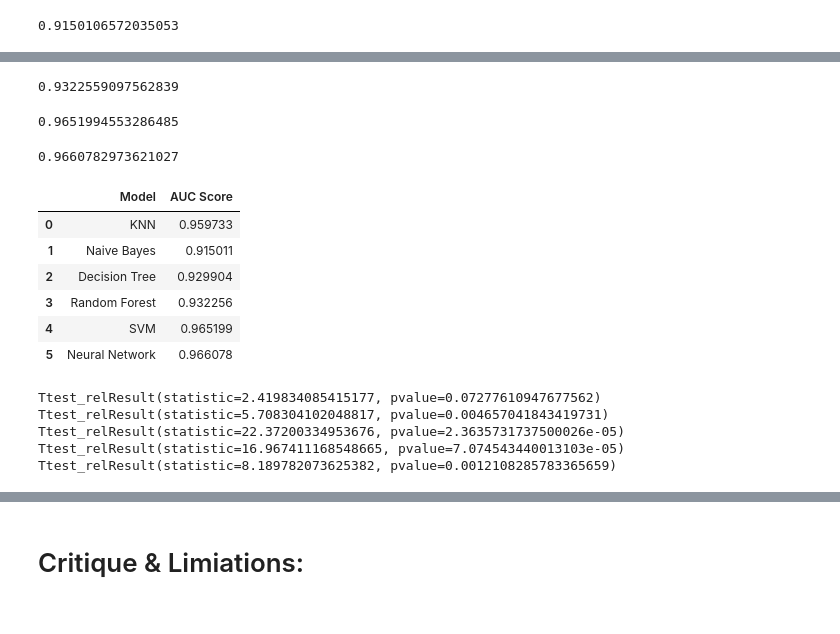
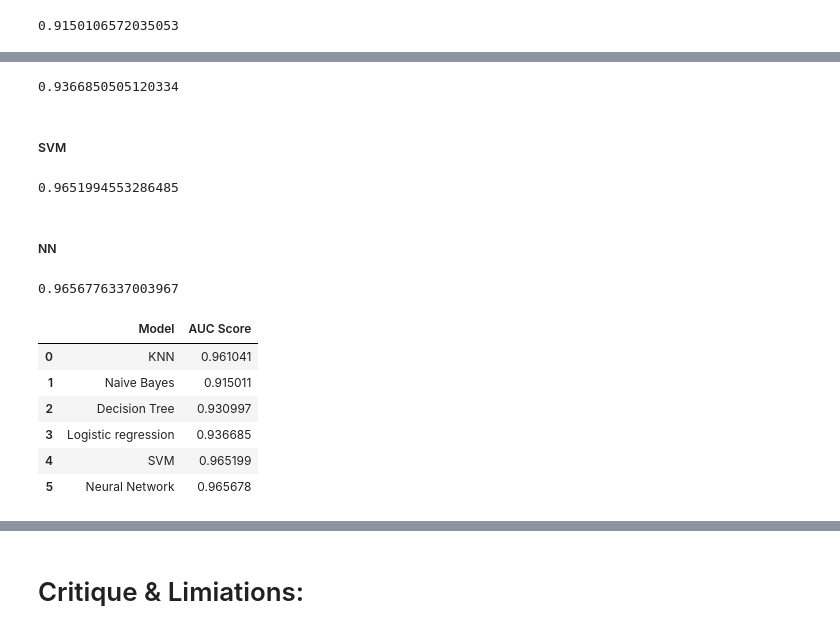
Before and after one commit to Mattjben/Passeneger-satisfaction-machine-learning, a Jupyter notebook: Phase_2_Airplane.ipynb, the cells around one changed output, grey strips where cells are left out. Saved outputs shown, nothing was run; the diff lists cells and outputs as text; code cells hidden in the pictures.

```diff
--- a/Phase_2_Airplane.ipynb
+++ b/Phase_2_Airplane.ipynb
@@ -657,23 +655,17 @@ weighted avg       0.88      0.88      0.88      1500
 # %%
+from sklearn.linear_model import LogisticRegression
 
-from sklearn.metrics import roc_auc_score
+pipe_LR = Pipeline([('rfi_fs', RF_Feat_Selector()),
+                     ('lr', LogisticRegression())])
 
-
-
-
-pipe_RF = Pipeline([('rfi_fs', RF_Feat_Selector()),
-                     ('rf', RandomForestClassifier())])
-
-
-params_pipe_RF = {'rfi_fs__n_features_': [5, 10, 15, 20, 24],
-                    'rf__n_estimators': [100, 250, 500],
-                     'rf__max_samples': [5, 7, 10, 12]
+params_pipe_LR = {'rfi_fs__n_features_': [5, 10, 15, 20, 24],
+                    'lr__solver': ['newton-cg', 'lbfgs', 'liblinear'],
+                     'lr__penalty': ["none", "l1", "l2", "elasticnet"],
+                     'lr__C':[100, 10, 1.0, 0.1, 0.01]
                   }
 
-
-
-gs_pipe_RF = GridSearchCV(estimator=pipe_RF,
-                          param_grid=params_pipe_RF,
+gs_pipe_LR = GridSearchCV(estimator=pipe_LR,
+                          param_grid=params_pipe_LR,
                           cv=cv_method,
                           refit=True,
                           n_jobs=-2,
@@ -686,3 +674,3 @@ dict_keys(['memory', 'steps', 'verbose', 'rfi_fs', 'rf', 'rfi_fs__n_features_',
 # %%
-gs_pipe_RF.fit(d_train, t_train)
+gs_pipe_LR.fit(d_train, t_train)
 # %% [output]
@@ -726,9 +715,9 @@ from sklearn.metrics import classification_report, accuracy_score , roc_auc_scor
 d_train_final = d_train[:, np.r_[fs_indices_rfi[0:24]]]
 d_test_final = d_test[:, np.r_[fs_indices_rfi[0:24]]]
 np.random.seed(999)
-RF_classifier =  RandomForestClassifier(n_estimators=500,max_samples=12)
-RF_classifier.fit(d_train_final, t_train)
-y_predict = RF_classifier.predict(d_test_final)
+LR_classifier = LogisticRegression(C=1,penalty='l2',solver='newton-cg')
+LR_classifier.fit(d_train_final, t_train)
+y_predict = LR_classifier.predict(d_test_final)
 
 
 print('Accuracy score:',accuracy_score(t_test,y_predict))
@@ -1285,14 +1283,16 @@ cv_results_DT.mean()
 # %%
 from sklearn.model_selection import cross_val_score
-d_test_final = d_test[:, np.r_[fs_indices_rfi[0:20]]]
-cv_results_RF = cross_val_score(estimator=gs_pipe_RF.best_estimator_,
+d_test_final = d_test[:, np.r_[fs_indices_rfi[0:24]]]
+cv_results_LR = cross_val_score(estimator=gs_pipe_LR.best_estimator_,
                                  X=d_test_final,
                                  y=t_test,
                                  cv=cv_method,
                                  scoring='roc_auc')
-cv_results_RF.mean()
+cv_results_LR.mean()
 # %% [output]
-0.9322559097562839
+0.9366850505120334
+# %% [markdown]
+#####  SVM
 # %%
 from sklearn.model_selection import cross_val_score
 d_test_final = d_test[:, np.r_[fs_indices_rfi[0:20]]]
@@ -1304,6 +1304,8 @@ cv_results_SVM = cross_val_score(estimator=gs_pipe_SVM.best_estimator_,
 cv_results_SVM.mean()
 # %% [output]
 0.9651994553286485
+# %% [markdown]
+#####  NN
 # %%
 from sklearn.model_selection import cross_val_score
 cv_results_NN = cross_val_score(estimator=model,
@@ -1313,39 +1315,22 @@ cv_results_NN = cross_val_score(estimator=model,
                                  scoring='roc_auc')
 cv_results_NN.mean()
 # %% [output]
-0.9660782973621027
+0.9656776337003967
 # %%
-models = ['KNN','Naive Bayes','Decision Tree','Random Forest','SVM','Neural Network']
+models = ['KNN','Naive Bayes','Decision Tree','Logistic regression','SVM','Neural Network']
 AUC_Score = [cv_results_KNN.mean(),cv_results_NB.mean(),
-cv_results_DT.mean(),cv_results_RF.mean(),cv_results_SVM.mean()
+cv_results_DT.mean(),cv_results_LR.mean(),cv_results_SVM.mean()
 ,cv_results_NN.mean()]
 
 summary = pd.DataFrame({'Model': models,
 
                         'AUC Score':AUC_Score})
 summary
 # %% [output]
 |  | Model | AUC Score |
-| 0 | KNN | 0.959733 |
+| 0 | KNN | 0.961041 |
 | 1 | Naive Bayes | 0.915011 |
-| 2 | Decision Tree | 0.929904 |
-| 3 | Random Forest | 0.932256 |
+| 2 | Decision Tree | 0.930997 |
+| 3 | Logistic regression | 0.936685 |
 | 4 | SVM | 0.965199 |
-| 5 | Neural Network | 0.966078 |
+| 5 | Neural Network | 0.965678 |
-# %%
-from scipy import stats
-
-# SVM seems to be the best, so let's compare that to the others
-# any p-value < 0.05 indicates a statistically significant result
-
-print(stats.ttest_rel(cv_results_SVM, cv_results_KNN))#
-print(stats.ttest_rel(cv_results_SVM, cv_results_DT))
-print(stats.ttest_rel(cv_results_SVM, cv_results_NB))#
-print(stats.ttest_rel(cv_results_SVM, cv_results_NN))
-print(stats.ttest_rel(cv_results_SVM, cv_results_RF))
-# %% [output]
-Ttest_relResult(statistic=2.419834085415177, pvalue=0.07277610947677562)
-Ttest_relResult(statistic=5.708304102048817, pvalue=0.004657041843419731)
-Ttest_relResult(statistic=22.37200334953676, pvalue=2.3635731737500026e-05)
-Ttest_relResult(statistic=16.967411168548665, pvalue=7.074543440013103e-05)
-Ttest_relResult(statistic=8.189782073625382, pvalue=0.0012108285783365659)
```
Also changed, not shown: parts of 31 cells of this notebook.
